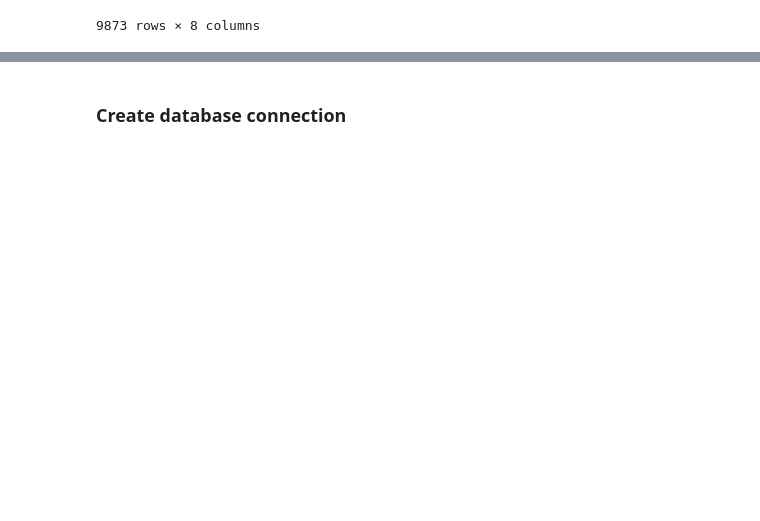
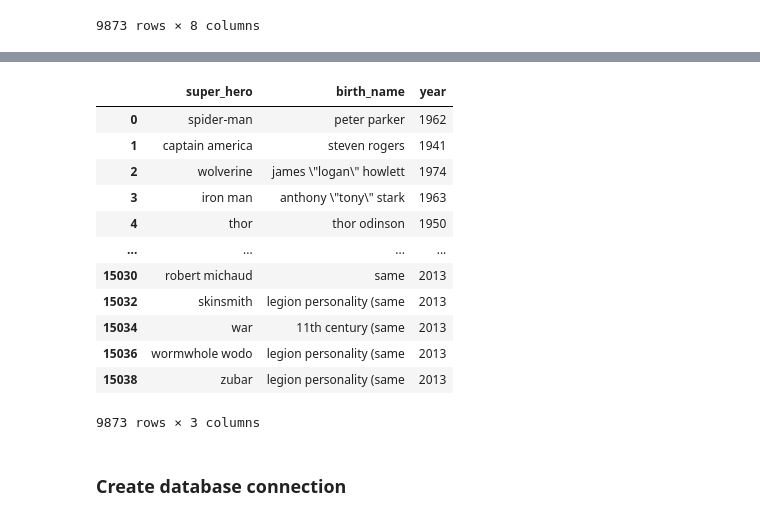
Before and after one commit to kpiccoli/Project_2_ETL_Project, a Jupyter notebook: Comic_characters.ipynb, the cells around one changed output, grey strips where cells are left out. Cells and saved outputs as stored; diff of their text form; code cells hidden in the pictures; blank space fills up the shorter version.

```diff
--- a/Comic_characters.ipynb
+++ b/Comic_characters.ipynb
@@ -184,3 +249,26 @@ final_marvel
+# %%
+#sequoyah added
+#new table with super hero name, birth name, and year
+#dropped the ")" from birth name
+#replaced birth name that appeared as "eath 616" with "same"
+marvel_heroes1 = pd.DataFrame([marvel_heroes.super_hero, marvel_heroes.birth_name.str.replace(")", "") , marvel_heroes.year]).transpose()
+
+marvel_heroes1['birth_name'] = marvel_heroes1.birth_name.str.replace("(earth-616)", "same")
+marvel_heroes1
+# %% [output]
+|  | super_hero | birth_name | year |
+| 0 | spider-man | peter parker | 1962 |
+| 1 | captain america | steven rogers | 1941 |
+| 2 | wolverine | james \"logan\" howlett | 1974 |
+| 3 | iron man | anthony \"tony\" stark | 1963 |
+| 4 | thor | thor odinson | 1950 |
+| ... | ... | ... | ... |
+| 15030 | robert michaud | same | 2013 |
+| 15032 | skinsmith | legion personality (same | 2013 |
+| 15034 | war | 11th century (same | 2013 |
+| 15036 | wormwhole wodo | legion personality (same | 2013 |
+| 15038 | zubar | legion personality (same | 2013 |
+9873 rows × 3 columns
 # %% [markdown]
 ### Create database connection
 # %%
```
Also changed, not shown: parts of 5 cells of this notebook.
